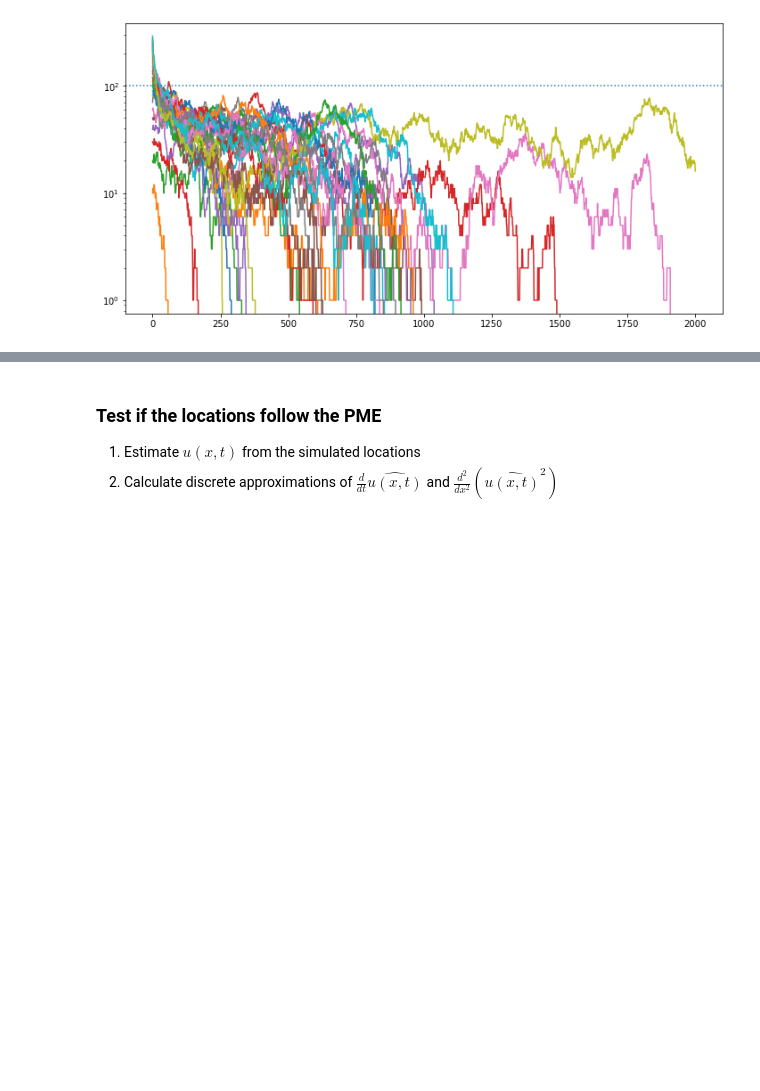
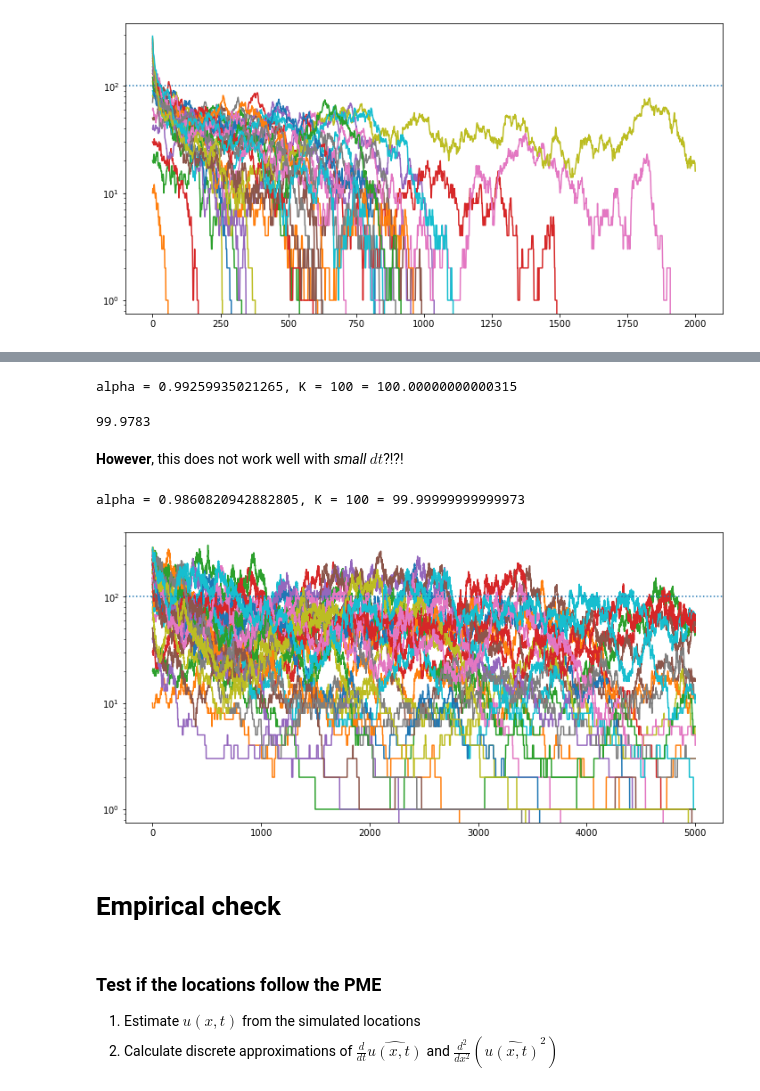
Before and after one commit to petrelharp/lineage_plotting, a Jupyter notebook: pme/pme_writeup.ipynb, the cells around one changed output, grey strips where cells are left out. Saved outputs shown, nothing was run; the diff lists cells and outputs as text; code cells hidden in the pictures; blank space fills up the shorter version.

```diff
--- a/pme/pme_writeup.ipynb
+++ b/pme/pme_writeup.ipynb
@@ -297,3 +363,49 @@ ax.set_yscale("log");
+# %%
+params = {
+    "K" : 100,
+    "theta" : 100,
+    "dt" : 0.01,
+}
+
+gamma2 = make_gamma(**params)
+mu2 = make_mu(**params)
+x = next_gen2(np.repeat(100, 10000), gamma2, mu2)
+np.mean(x)
+# %% [output]
+alpha = 0.99259935021265, K = 100 = 100.00000000000315
+99.9783
+# %% [markdown]
+**However**, this does not work well with *small* $dt$?!?!
+# %%
+def next_gen2(N, gamma, mu):
+    offspring = rng.binomial(n=N, p=gamma(N), size=len(N))
+    survivors = rng.binomial(n=N + offspring, p=1 - mu(N + offspring), size=len(N))
+    return survivors
+
+params = {
+    "K" : 100,
+    "theta" : 100,
+    "dt" : 0.01,
+}
+
+gamma2 = make_gamma(**params)
+mu2 = make_mu(**params)
+
+max_t = 500
+Nmat = np.full((int(max_t / params['dt']), 30), -1, dtype='int')
+Nmat[0,:] = 10 * np.arange(Nmat.shape[1])
+for k in range(1, Nmat.shape[0]):
+    Nmat[k, :] = next_gen2(Nmat[k-1, :], gamma2, mu2)
+
+fig, ax = plt.subplots(1, 1, figsize=(12, 6))
+ax.plot(np.arange(Nmat.shape[0]) * dt, Nmat)
+ax.axhline(params["K"], ls=":")
+ax.set_yscale("log");
+# %% [output]
+alpha = 0.9860820942882805, K = 100 = 99.99999999999973
+[figure, added]
+# %% [markdown]
+# Empirical check
 # %% [markdown]
 ### Test if the locations follow the PME
 
```
Also changed, not shown: parts of 43 cells of this notebook, 4 other files.
